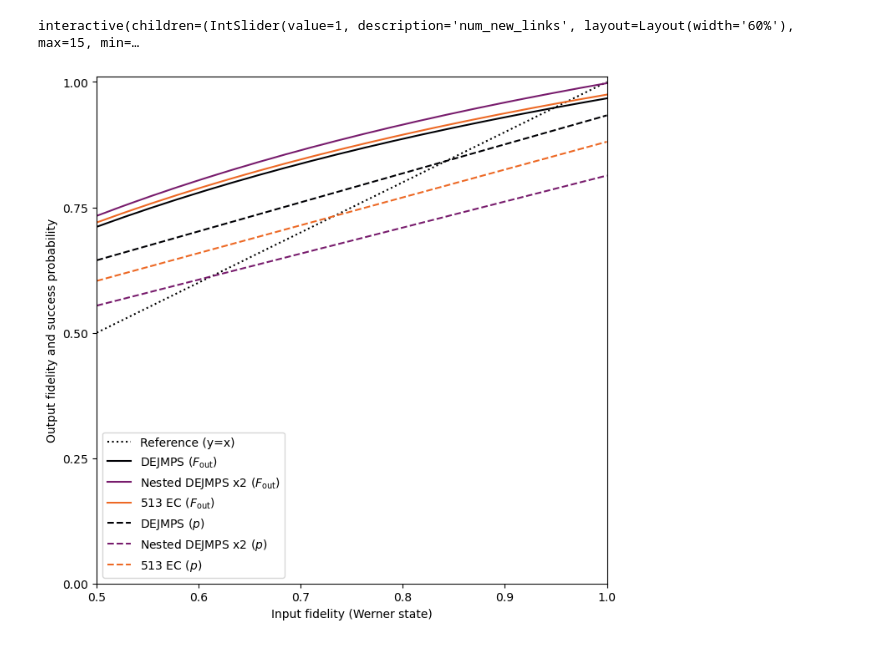
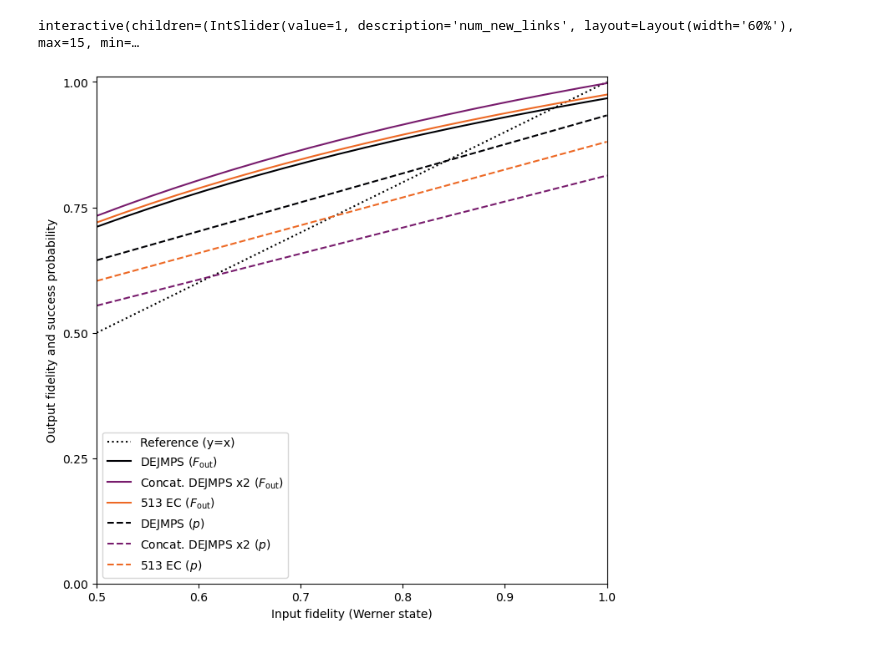
Before and after one commit to AlvaroGI/buffering-1GnB, a Jupyter notebook: RESULTS-purification-policies.ipynb, the cells around one changed output. Drawn from its saved outputs; the diff is of its cells as text; code cells hidden in the pictures.

Commit message:
testing concat DEJMPS

```diff
--- a/RESULTS-purification-policies.ipynb
+++ b/RESULTS-purification-policies.ipynb
@@ -33,13 +33,13 @@ interactive(children=(IntSlider(value=1, description='num_new_links', layout=Lay
 # %%
 imp.reload(main)
 
-policy_names = ['DEJMPS', 'Nested DEJMPS x2', '513 EC']
+policy_names = ['DEJMPS', 'Concat. DEJMPS x2', '513 EC']
 
 
 F_new = 0.9
 rho_new = np.diag([F_new, (1-F_new)/3, (1-F_new)/3, (1-F_new)/3])
 num_new_links = 5
 
 main.policies_plot(policy_names, rho_new, num_new_links)
 # %% [output]
-[figure, old version]
+[figure, new version]
```
Also changed, not shown: parts of 1 cell of this notebook, 2 other files.
